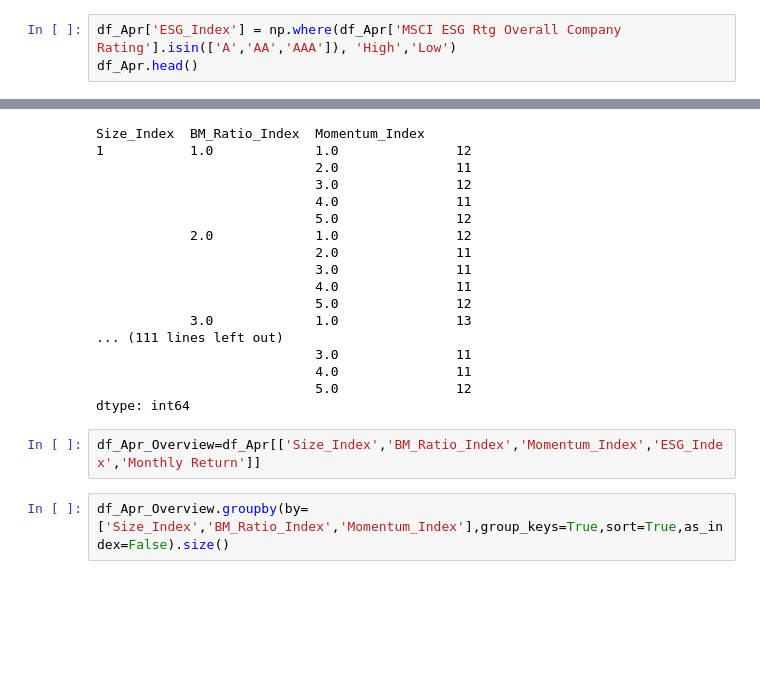
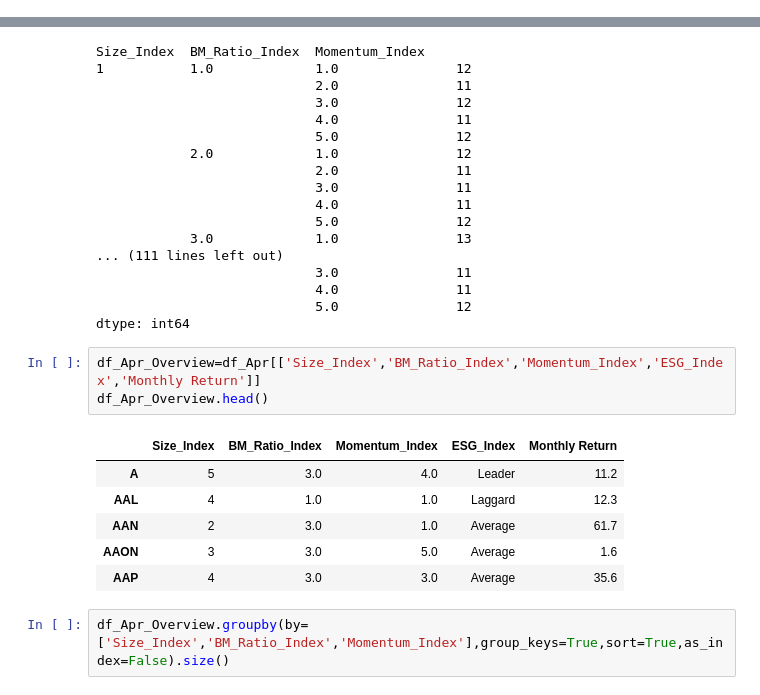
Before and after one commit to sunshineluyao/ESG_with_benchmark, a Jupyter notebook: Categorization/ESG_Categorization_Apr.ipynb, the cells around one changed output, grey strips where cells are left out. Saved outputs shown, nothing was run; the diff lists cells and outputs as text; blank space fills up the shorter version.

```diff
--- a/Categorization/ESG_Categorization_Apr.ipynb
+++ b/Categorization/ESG_Categorization_Apr.ipynb
@@ -52,6 +52,3 @@ df_Apr.head()
 | AAN | Aaron's, Inc. | NYSE | Consumer Cyclicals | 1520.5 | 12.1 | 66.7 | ... |
 | AAON | AAON, Inc. | NASDAQ | Industrials | 2517.1 | 5.5 | 52.1 | ... |
 | AAP | Advance Auto Parts, Inc. | NYSE | Consumer Cyclicals | 6461.3 | 26.7 | 69.2 | ... |
-# %%
-df_Apr['ESG_Index'] = np.where(df_Apr['MSCI ESG Rtg Overall Company Rating'].isin(['A','AA','AAA']), 'High','Low')
-df_Apr.head()
@@ -174,6 +184,14 @@ Size_Index  BM_Ratio_Index  Momentum_Index
 dtype: int64
 # %%
 df_Apr_Overview=df_Apr[['Size_Index','BM_Ratio_Index','Momentum_Index','ESG_Index','Monthly Return']]
+df_Apr_Overview.head()
+# %% [output]
+|  | Size_Index | BM_Ratio_Index | Momentum_Index | ESG_Index | Monthly Return |
+| A | 5 | 3.0 | 4.0 | Leader | 11.2 |
+| AAL | 4 | 1.0 | 1.0 | Laggard | 12.3 |
+| AAN | 2 | 3.0 | 1.0 | Average | 61.7 |
+| AAON | 3 | 3.0 | 5.0 | Average | 1.6 |
+| AAP | 4 | 3.0 | 3.0 | Average | 35.6 |
 # %%
 df_Apr_Overview.groupby(by=['Size_Index','BM_Ratio_Index','Momentum_Index'],group_keys=True,sort=True,as_index=False).size()
 # %% [output]
```
Also changed, not shown: parts of 21 cells of this notebook.
